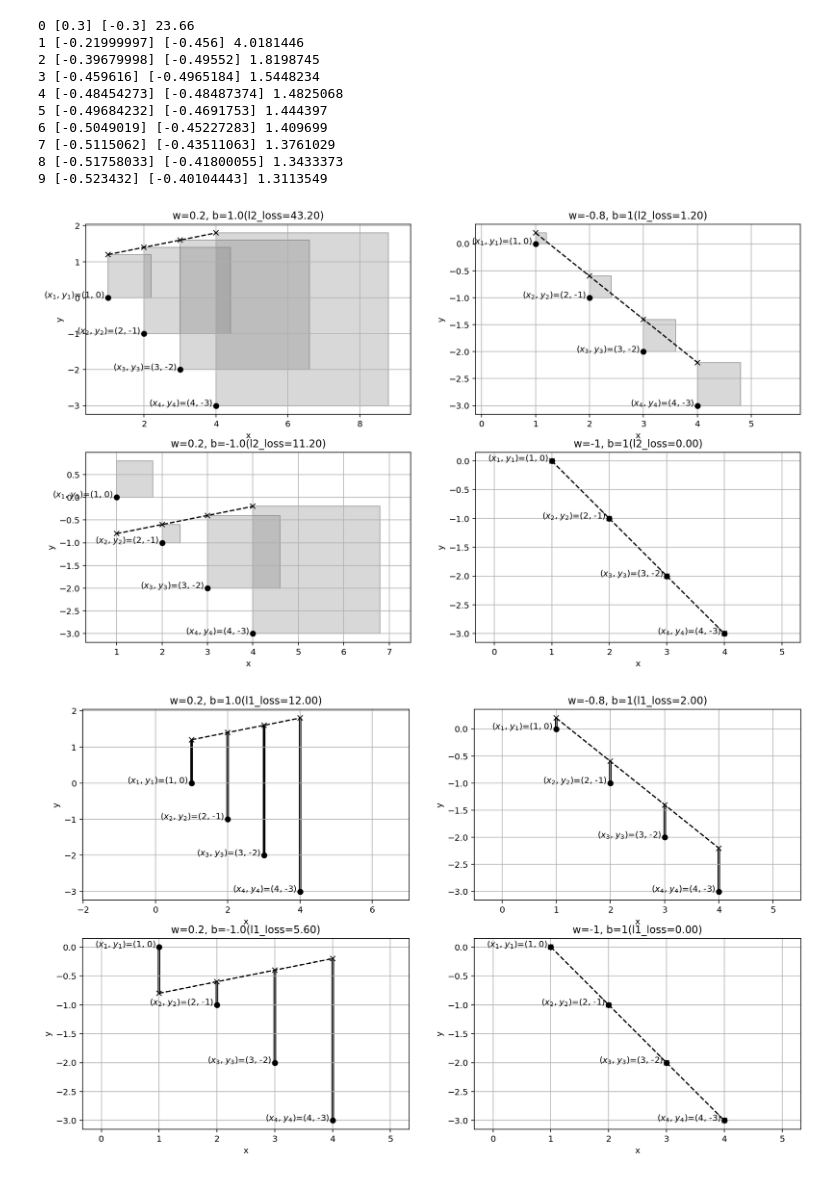
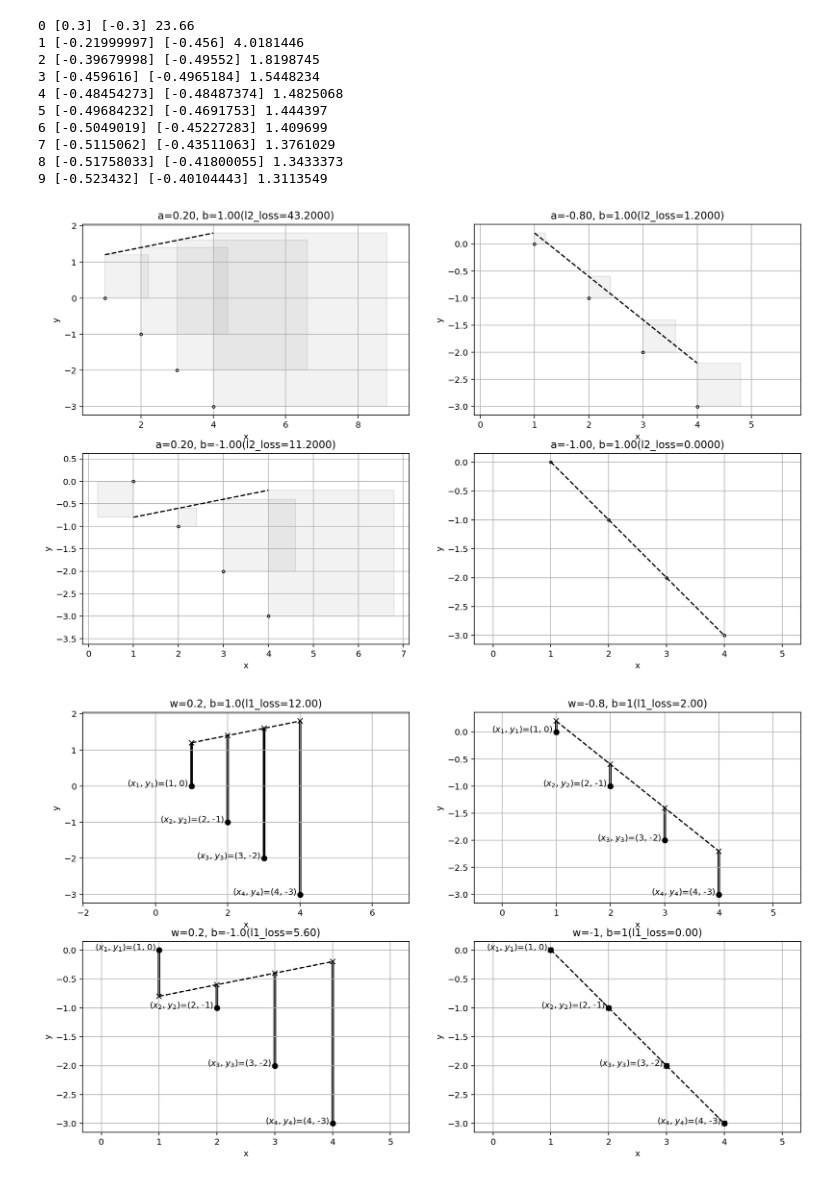
Before and after one commit to DNRY/dlopt, a Jupyter notebook: notebooks/CH05.ipynb, the cells around one changed output. Cells and saved outputs as stored; diff of their text form; code cells hidden in the pictures.

```diff
--- a/notebooks/CH05.ipynb
+++ b/notebooks/CH05.ipynb
@@ -104,28 +104,44 @@ with tf.Session() as sess:
 # %%
 import numpy as np
 import matplotlib.pyplot as plt
-from visualize import visualize_l2
+
 %matplotlib inline
 %config InlineBackend.figure_format = 'retina'
 
 def l2_loss(w,b,x,y):
     return np.sum(np.square(w*x + b - y))
+
+def visualize_l2(w, b, x_train, y_train, loss):
+    from matplotlib.patches import Rectangle
+    loss_name = loss.__name__
+    plt.plot(x_train, y_train, '.k', markerfacecolor='none')
+    plt.plot(x_train, w * x_train + b, '--k')
+    currentAxis = plt.gca()
+    for xx,yy in zip(x_train, y_train):
+        currentAxis.add_patch(Rectangle((xx, yy),
+                                        w * xx + b - yy, w * xx + b - yy,
+                              alpha=0.1, facecolor='gray', edgecolor='k'))
+    plt.grid()
+    plt.axis('equal')
+    plt.xlabel('x')
+    plt.ylabel('y')
+    plt.title("a={:1.2f}, b={:1.2f}({}={:5.4f})".format(w, b, loss_name, loss(w,b, x_train, y_train)))
 
 x_train = np.array([1, 2, 3, 4])
 y_train = np.array([0, -1, -2, -3])
 
 plt.figure(figsize=(15,9))
 plt.subplot(2,2,1)
 visualize_l2(0.2, 1.0, x_train, y_train, l2_loss)
 plt.subplot(2,2,2)
 visualize_l2(-0.8, 1, x_train, y_train, l2_loss)
 plt.subplot(2,2,3)
 visualize_l2(0.2, -1.0, x_train, y_train, l2_loss)
 plt.subplot(2,2,4)
 visualize_l2(-1, 1, x_train, y_train, l2_loss)
 plt.show()
 # %% [output]
-[figure, old version]
+[figure, new version]
 # %%
 import numpy as np
 import matplotlib.pyplot as plt
```
Also changed, not shown: 1 other file.
